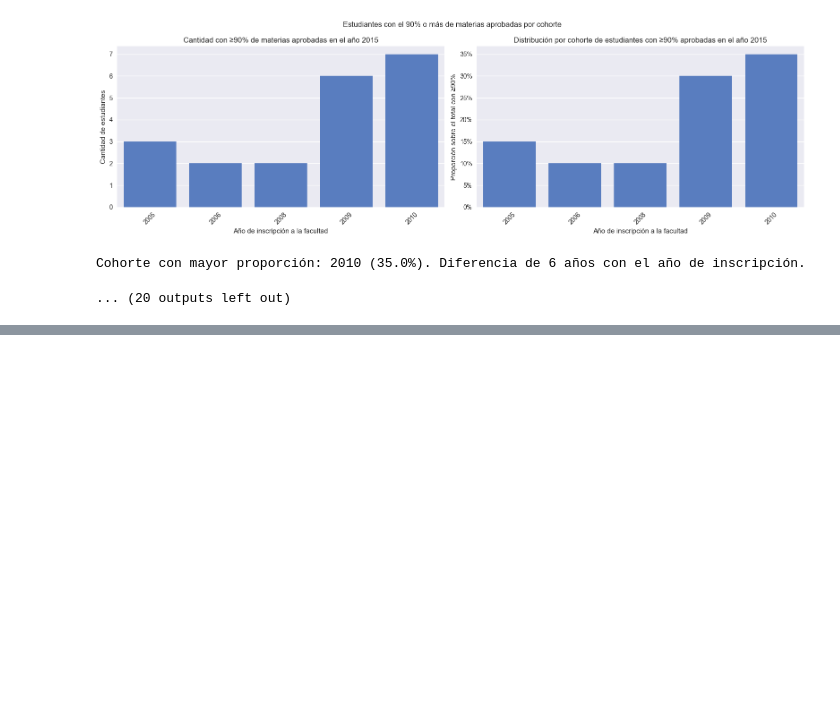
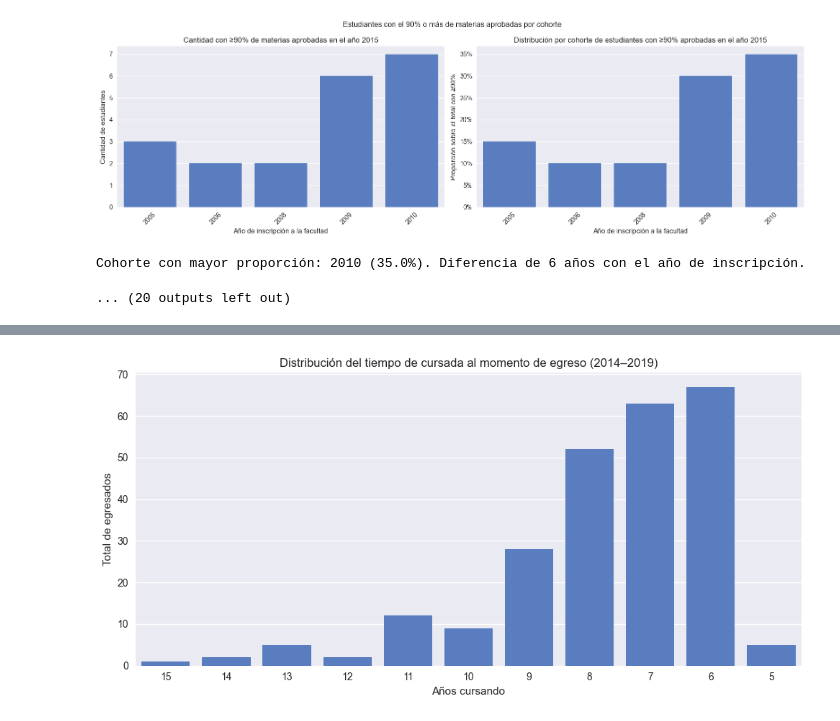
Before and after one commit to solcalloni/modelos-para-prediccion-de-abandono, a Jupyter notebook: packages/exploratory-data-analysis/FCEN_2005_2025/02-analisis_por_carrera.ipynb, the cells around one changed output, grey strips where cells are left out. Cells and saved outputs as stored; diff of their text form; code cells hidden in the pictures; blank space fills up the shorter version.

```diff
--- a/packages/exploratory-data-analysis/FCEN_2005_2025/02-analisis_por_carrera.ipynb
+++ b/packages/exploratory-data-analysis/FCEN_2005_2025/02-analisis_por_carrera.ipynb
@@ -289,3 +289,28 @@ Cohorte con mayor proporción: 2009 (37.9%). Diferencia de 6 años con el año d
 [figure]
 Cohorte con mayor proporción: 2010 (35.0%). Diferencia de 6 años con el año de inscripción.
 ... (20 outputs left out)
+# %%
+todas_las_cohortes = []
+
+for anio in range(2014, 2020):
+    df = get_porcentaje_aprobadas(
+        carreras=['Licenciatura en Ciencias Físicas'],
+        anio=anio,
+        path_yaml='../../constants/materias_fisica.yaml'
+    )
+    df['tiempo_cursando'] = anio - df['año_inscripcion_facultad'] + 1
+    df['año_egreso'] = anio
+    todas_las_cohortes.append(df)
+
+df_todos = pd.concat(todas_las_cohortes, ignore_index=True)
+
+tabla_tiempo_cursando = (
+    df_todos[df_todos["porcentaje_materias_aprobadas"] >= 0.9].groupby('tiempo_cursando')['dni']
+    .count()
+    .reset_index()
+    .rename(columns={'dni': 'total_egreso'})
+    .sort_values('tiempo_cursando')
+    .reset_index(drop=True)
+)
+
+tabla_tiempo_cursando
@@ -291,0 +330,15 @@ Cohorte con mayor proporción: 2010 (35.0%). Diferencia de 6 años con el año d
+# %%
+import matplotlib.pyplot as plt
+import seaborn as sns
+
+orden = tabla_tiempo_cursando.sort_values('tiempo_cursando', ascending=False)['tiempo_cursando'].tolist()
+
+fig, ax = plt.subplots(figsize=(10, 5))
+sns.barplot(data=tabla_tiempo_cursando, x='tiempo_cursando', y='total_egreso', order=orden, ax=ax)
+ax.set_xlabel('Años cursando')
+ax.set_ylabel('Total de egresados')
+ax.set_title('Distribución del tiempo de cursada al momento de egreso (2014–2019)')
+plt.tight_layout()
+plt.show()
+# %% [output]
+[figure, added]
```
Also changed, not shown: parts of 2 cells of this notebook, 1 other file.
